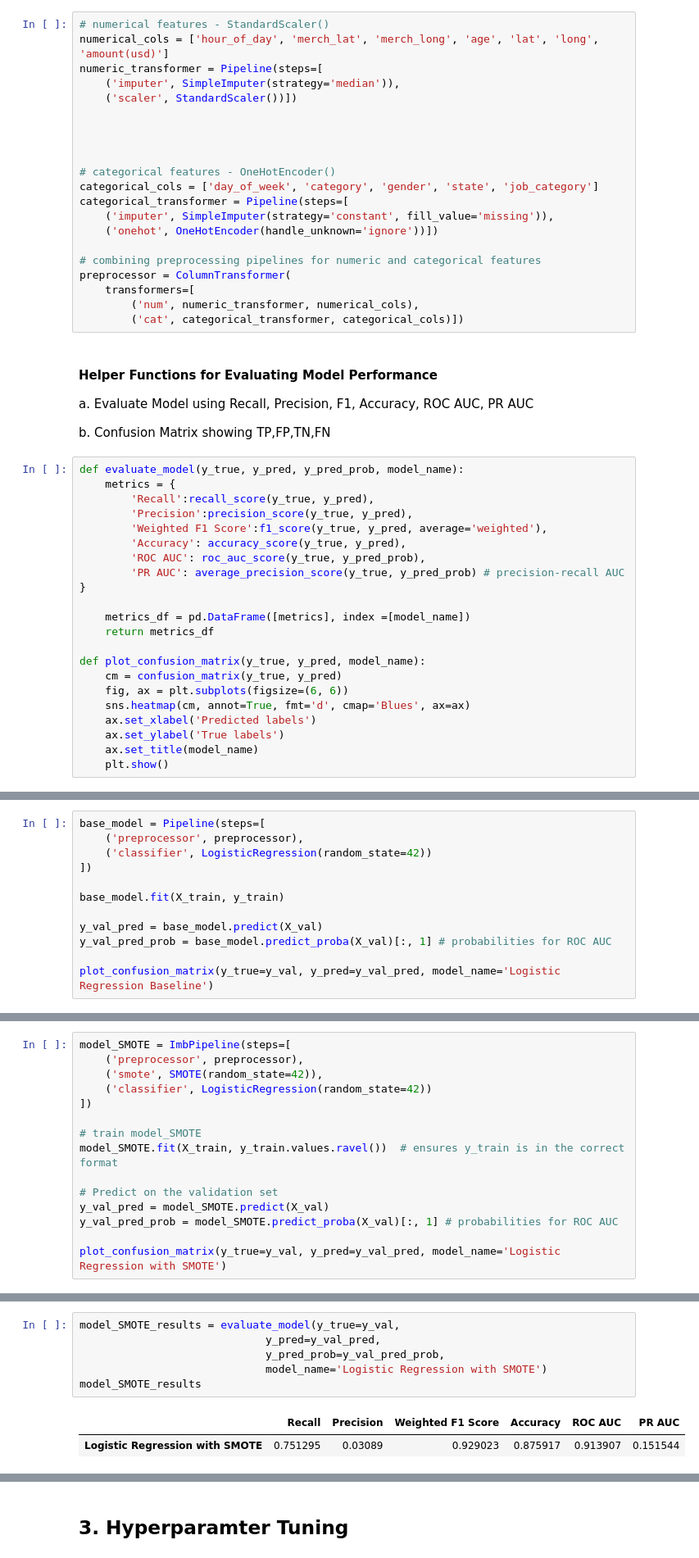
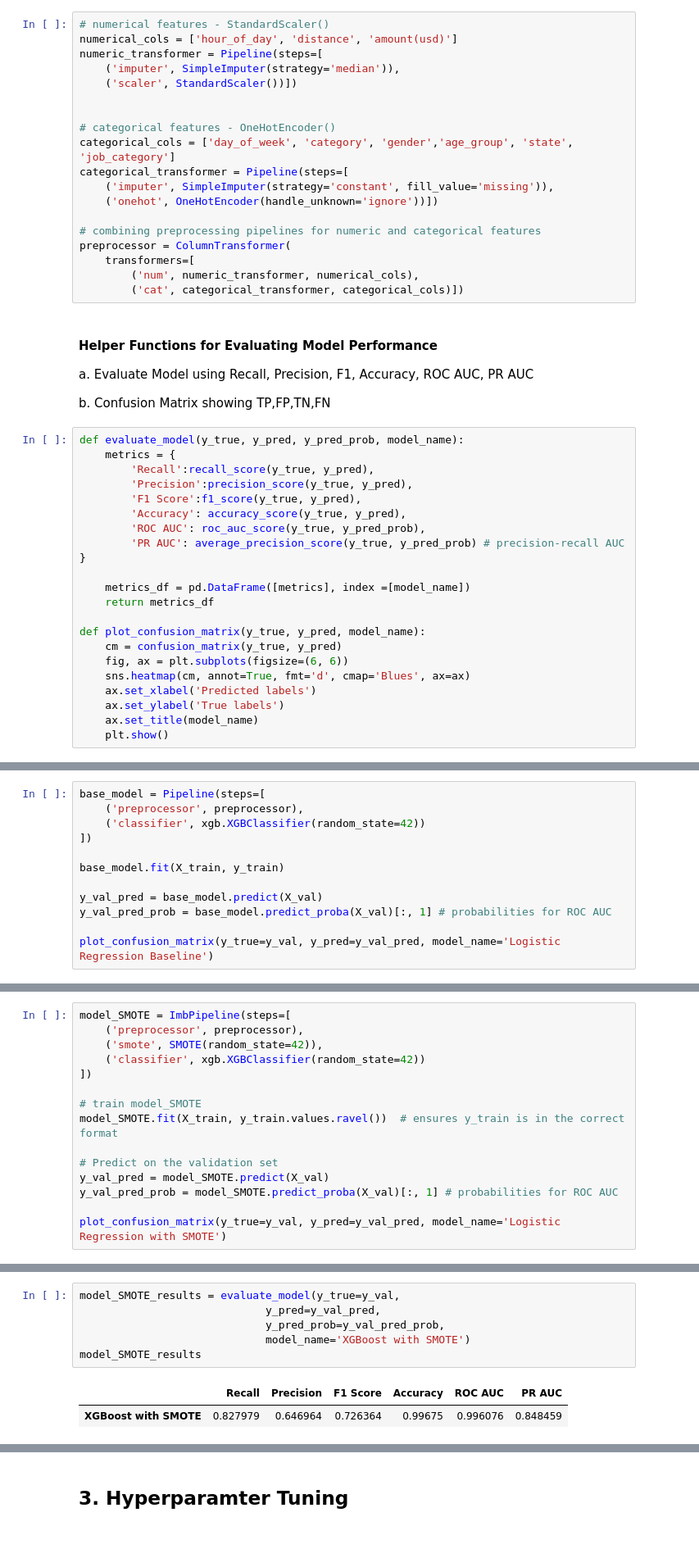
Before and after one commit to saxyrinchen/bt4012_project, a Jupyter notebook: XGBoost.ipynb, the cells around one changed output, grey strips where cells are left out. Shown at 82% size. Cells and saved outputs as stored; diff of their text form.

```diff
--- a/XGBoost.ipynb
+++ b/XGBoost.ipynb
@@ -83,16 +82,14 @@ Creating a **Pipeline*** for the following preprocessing steps:
 ****Pipeline()** helps to streamline processes especially since we are refining our models using different techniques like under/oversampling, hyperparameter tuning, etc.*
 # %%
 # numerical features - StandardScaler()
-numerical_cols = ['hour_of_day', 'merch_lat', 'merch_long', 'age', 'lat', 'long', 'amount(usd)']
+numerical_cols = ['hour_of_day', 'distance', 'amount(usd)']
 numeric_transformer = Pipeline(steps=[
     ('imputer', SimpleImputer(strategy='median')),
     ('scaler', StandardScaler())])
 
 
-
-
 # categorical features - OneHotEncoder()
-categorical_cols = ['day_of_week', 'category', 'gender', 'state', 'job_category']
+categorical_cols = ['day_of_week', 'category', 'gender','age_group', 'state', 'job_category']
 categorical_transformer = Pipeline(steps=[
     ('imputer', SimpleImputer(strategy='constant', fill_value='missing')),
     ('onehot', OneHotEncoder(handle_unknown='ignore'))])
@@ -112,7 +109,7 @@ def evaluate_model(y_true, y_pred, y_pred_prob, model_name):
     metrics = {
         'Recall':recall_score(y_true, y_pred),
         'Precision':precision_score(y_true, y_pred),
-        'Weighted F1 Score':f1_score(y_true, y_pred, average='weighted'),
+        'F1 Score':f1_score(y_true, y_pred),
         'Accuracy': accuracy_score(y_true, y_pred),
         'ROC AUC': roc_auc_score(y_true, y_pred_prob),
         'PR AUC': average_precision_score(y_true, y_pred_prob) # precision-recall AUC
@@ -134,7 +131,7 @@ def plot_confusion_matrix(y_true, y_pred, model_name):
 # %%
 base_model = Pipeline(steps=[
     ('preprocessor', preprocessor),
-    ('classifier', LogisticRegression(random_state=42))
+    ('classifier', xgb.XGBClassifier(random_state=42))
 ])
 
 base_model.fit(X_train, y_train)
@@ -177,7 +166,7 @@ ImbPipeline allows inclusion of resampling step within pipeline, ensuring that r
 model_SMOTE = ImbPipeline(steps=[
     ('preprocessor', preprocessor),
     ('smote', SMOTE(random_state=42)),
-    ('classifier', LogisticRegression(random_state=42))
+    ('classifier', xgb.XGBClassifier(random_state=42))
 ])
 
 # train model_SMOTE
@@ -193,12 +182,12 @@ plot_confusion_matrix(y_true=y_val, y_pred=y_val_pred, model_name='Logistic Regr
 # %%
 model_SMOTE_results = evaluate_model(y_true=y_val,
                              y_pred=y_val_pred,
                              y_pred_prob=y_val_pred_prob,
-                             model_name='Logistic Regression with SMOTE')
+                             model_name='XGBoost with SMOTE')
 model_SMOTE_results
 # %% [output]
-|  | Recall | Precision | Weighted F1 Score | Accuracy | ROC AUC | PR AUC |
-| Logistic Regression with SMOTE | 0.751295 | 0.03089 | 0.929023 | 0.875917 | 0.913907 | 0.151544 |
+|  | Recall | Precision | F1 Score | Accuracy | ROC AUC | PR AUC |
+| XGBoost with SMOTE | 0.827979 | 0.646964 | 0.726364 | 0.99675 | 0.996076 | 0.848459 |
 # %%
 results_df = pd.concat([base_model_results, model_SMOTE_results],axis=0)
 results_df
```
Also changed, not shown: parts of 20 cells of this notebook, 2 other files.
